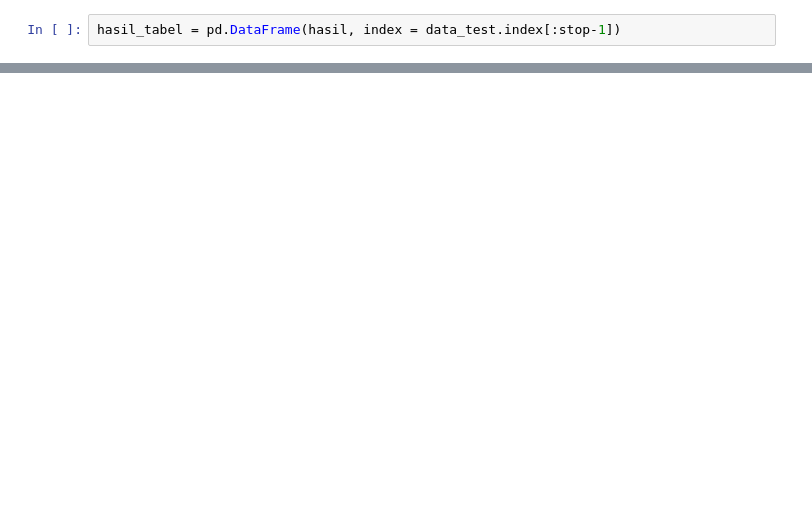
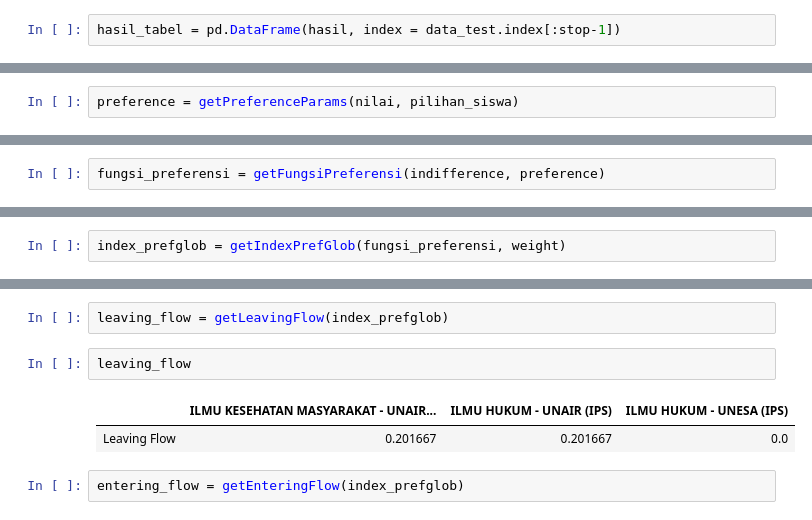
Before and after one commit to jamalakbara/tugas-akhir-dss, a Jupyter notebook: py-prog-ta/PROMETHEE.ipynb, the cells around one changed output, grey strips where cells are left out. Cells and saved outputs as stored; diff of their text form; blank space fills up the shorter version.

```diff
--- a/py-prog-ta/PROMETHEE.ipynb
+++ b/py-prog-ta/PROMETHEE.ipynb
@@ -454,0 +507,2 @@ for index in hasil_tabel.index:
+# %%
+preference = getPreferenceParams(nilai, pilihan_siswa)
@@ -454,0 +521,2 @@ for index in hasil_tabel.index:
+# %%
+fungsi_preferensi = getFungsiPreferensi(indifference, preference)
@@ -454,0 +536,2 @@ for index in hasil_tabel.index:
+# %%
+index_prefglob = getIndexPrefGlob(fungsi_preferensi, weight)
@@ -454,0 +543,9 @@ for index in hasil_tabel.index:
+# %%
+leaving_flow = getLeavingFlow(index_prefglob)
+# %%
+leaving_flow
+# %% [output]
+|  | ILMU KESEHATAN MASYARAKAT - UNAIR... | ILMU HUKUM - UNAIR (IPS) | ILMU HUKUM - UNESA (IPS) |
+| Leaving Flow | 0.201667 | 0.201667 | 0.0 |
+# %%
+entering_flow = getEnteringFlow(index_prefglob)
```
Also changed, not shown: parts of 24 cells of this notebook, 14 other files.
